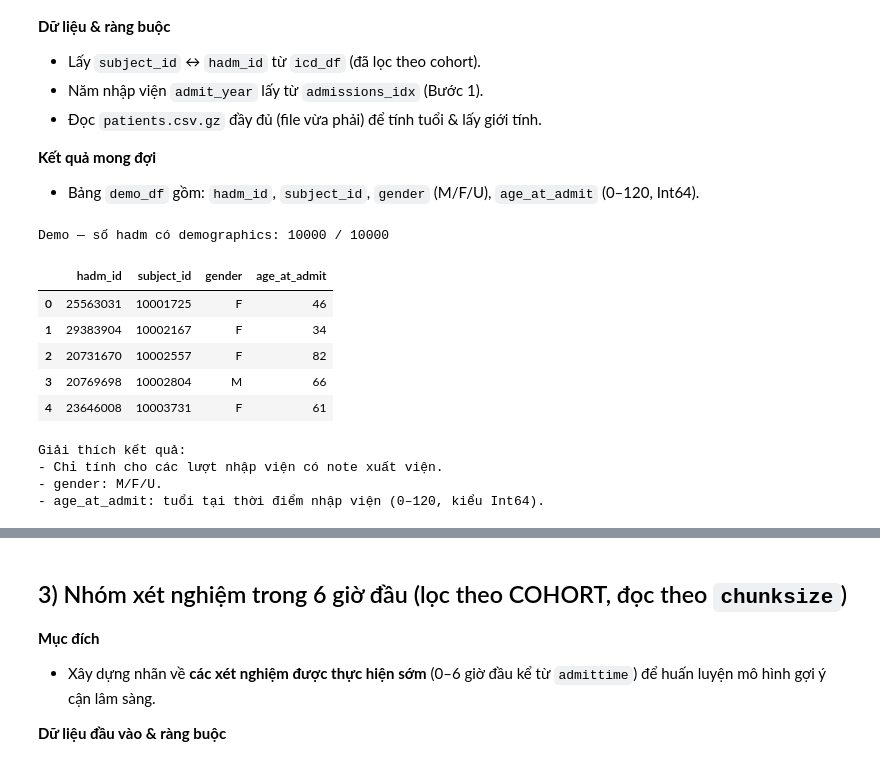
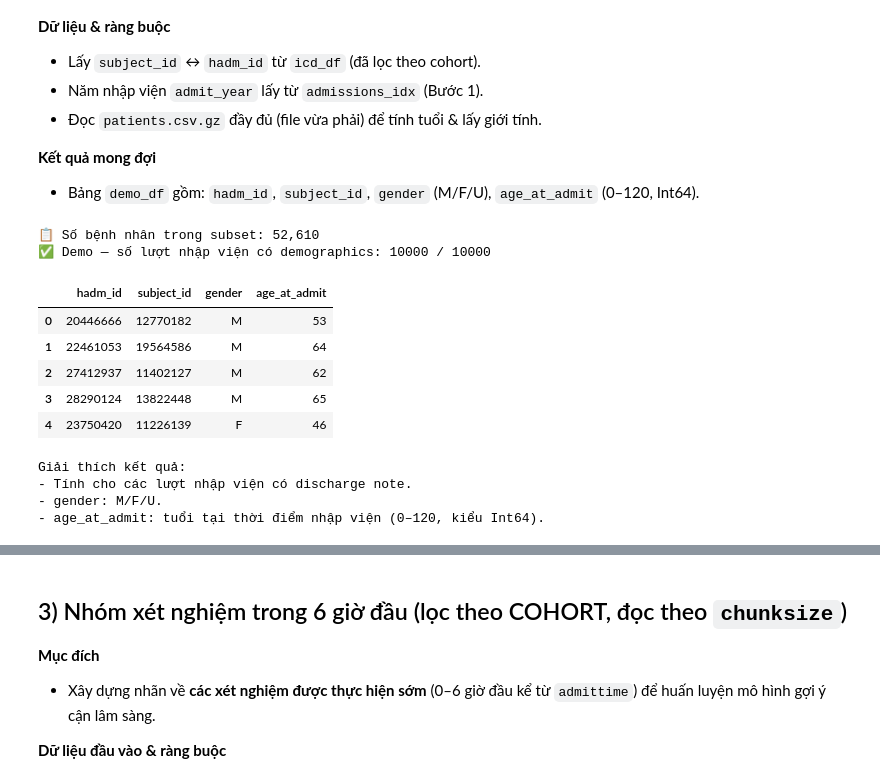
Before and after one commit to iamKhang/revita-sympdiag, a Jupyter notebook: notebooks/01_data_preprocessing_mimiciv.ipynb, the cells around one changed output, grey strips where cells are left out. Saved outputs shown, nothing was run; the diff lists cells and outputs as text; code cells hidden in the pictures.

```diff
--- a/notebooks/01_data_preprocessing_mimiciv.ipynb
+++ b/notebooks/01_data_preprocessing_mimiciv.ipynb
@@ -386,59 +384,73 @@ Giải thích kết quả:
 **Kết quả mong đợi**
 - Bảng `demo_df` gồm: `hadm_id`, `subject_id`, `gender` (M/F/U), `age_at_admit` (0–120, Int64).
 # %%
-# --- Bước 2.5: Tính demographics (gender, age_at_admit) ---
-pat_path = HOSP_DIR / "patients.csv.gz"
+# ======================================================
+# BƯỚC 2.5 — TÍNH DEMOGRAPHICS (GIỚI TÍNH, TUỔI TẠI NHẬP VIỆN)
+# ======================================================
 
-# Đọc demographics từ bảng patients
+import pandas as pd
+
+pat_path = PATIENTS_PATH  # ../data/mimiciv_subset/patients.csv
+
+# ------------------------------
+# Đọc demographics từ subset
+# ------------------------------
 patients = pd.read_csv(
     pat_path,
-    usecols=["subject_id", "gender", "anchor_age", "anchor_year"],
-    compression="gzip",
+    usecols=["subject_id", "gender", "anchor_age", "anchor_year"]
 )
 patients["gender"] = patients["gender"].astype(str).str.upper().str[0]  # 'M'/'F'/'U'
 
-# Lấy subject_id từ các hadm có note xuất viện (COHORT_HADM)
-# Ở bước 1 bạn đã có admissions_cohort chứa hadm_id, subject_id
+print(f"📋 Số bệnh nhân trong subset: {len(patients):,}")
+
+# ------------------------------
+# Liên kết với admissions cohort
+# ------------------------------
 hadm_subject = admissions_cohort[["hadm_id", "subject_id"]].drop_duplicates()
 
-# Lấy năm nhập viện từ admissions_idx (Series indexed by hadm_id)
 adm_year = admissions_idx.to_frame(name="admittime").reset_index()
 adm_year["admit_year"] = adm_year["admittime"].dt.year
 
-# Ghép để tính tuổi tại thời điểm nhập viện
+# ------------------------------
+# Ghép dữ liệu để tính tuổi tại nhập viện
+# ------------------------------
 age_df = (
     hadm_subject
     .merge(patients, on="subject_id", how="left")
     .merge(adm_year[["hadm_id", "admit_year"]], on="hadm_id", how="left")
 )
-age_df["age_at_admit"] = age_df["anchor_age"] + (age_df["admit_year"] - age_df["anchor_year"])
+
+age_df["age_at_admit"] = (
+    age_df["anchor_age"] + (age_df["admit_year"] - age_df["anchor_year"])
+)
 age_df["age_at_admit"] = (
     age_df["age_at_admit"].clip(lower=0, upper=120).round().astype("Int64")
 )
 
 demo_df = age_df[["hadm_id", "subject_id", "gender", "age_at_admit"]].copy()
-
-# Đảm bảo chỉ giữ đúng các lượt nhập viện có note xuất viện
 demo_df = demo_df[demo_df["hadm_id"].isin(COHORT_HADM)]
 
-# sanity checks
-print("Demo — số hadm có demographics:", demo_df["hadm_id"].nunique(), "/", len(COHORT_HADM))
+# ------------------------------
+# Sanity check
+# ------------------------------
+print(f"✅ Demo — số lượt nhập viện có demographics: {demo_df['hadm_id'].nunique()} / {len(COHORT_HADM)}")
 display(demo_df.head())
 
 print("Giải thích kết quả:")
-print("- Chỉ tính cho các lượt nhập viện có note xuất viện.")
+print("- Tính cho các lượt nhập viện có discharge note.")
 print("- gender: M/F/U.")
 print("- age_at_admit: tuổi tại thời điểm nhập viện (0–120, kiểu Int64).")
 # %% [output]
-Demo — số hadm có demographics: 10000 / 10000
+📋 Số bệnh nhân trong subset: 52,610
+✅ Demo — số lượt nhập viện có demographics: 10000 / 10000
 |  | hadm_id | subject_id | gender | age_at_admit |
-| 0 | 25563031 | 10001725 | F | 46 |
-| 1 | 29383904 | 10002167 | F | 34 |
-| 2 | 20731670 | 10002557 | F | 82 |
-| 3 | 20769698 | 10002804 | M | 66 |
-| 4 | 23646008 | 10003731 | F | 61 |
+| 0 | 20446666 | 12770182 | M | 53 |
+| 1 | 22461053 | 19564586 | M | 64 |
+| 2 | 27412937 | 11402127 | M | 62 |
+| 3 | 28290124 | 13822448 | M | 65 |
+| 4 | 23750420 | 11226139 | F | 46 |
 Giải thích kết quả:
-- Chỉ tính cho các lượt nhập viện có note xuất viện.
+- Tính cho các lượt nhập viện có discharge note.
 - gender: M/F/U.
 - age_at_admit: tuổi tại thời điểm nhập viện (0–120, kiểu Int64).
 # %%
```
Also changed, not shown: parts of 10 cells of this notebook, 2 other files.
